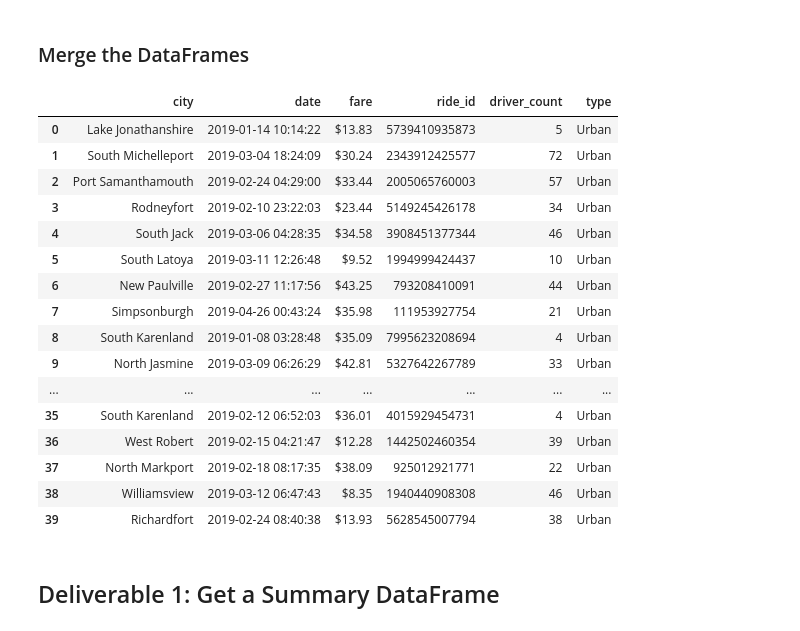
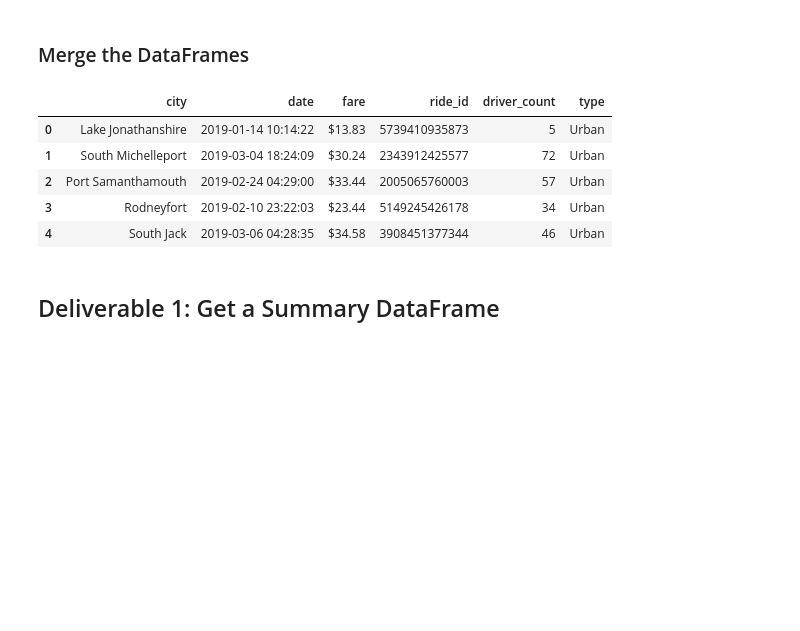
Before and after one commit to TanvirZulkarnaine/PyBer_Analysis, a Jupyter notebook: PyBer_Challenge.ipynb, the cells around one changed output. Drawn from its saved outputs; the diff is of its cells as text; code cells hidden in the pictures; blank space fills up the shorter version.

```diff
--- a/PyBer_Challenge.ipynb
+++ b/PyBer_Challenge.ipynb
@@ -21,27 +21,16 @@ ride_data_df = pd.read_csv(ride_data_to_load)
 # %%
 # Combine the data into a single dataset
 pyber_data_df = pd.merge(ride_data_df, city_data_df, how="left", on=["city", "city"])
 
 # Display the data table for preview
-pyber_data_df.head(40)
+pyber_data_df.head()
 # %% [output]
 |  | city | date | fare | ride_id | driver_count | type |
 | 0 | Lake Jonathanshire | 2019-01-14 10:14:22 | $13.83 | 5739410935873 | 5 | Urban |
 | 1 | South Michelleport | 2019-03-04 18:24:09 | $30.24 | 2343912425577 | 72 | Urban |
 | 2 | Port Samanthamouth | 2019-02-24 04:29:00 | $33.44 | 2005065760003 | 57 | Urban |
 | 3 | Rodneyfort | 2019-02-10 23:22:03 | $23.44 | 5149245426178 | 34 | Urban |
 | 4 | South Jack | 2019-03-06 04:28:35 | $34.58 | 3908451377344 | 46 | Urban |
-| 5 | South Latoya | 2019-03-11 12:26:48 | $9.52 | 1994999424437 | 10 | Urban |
-| 6 | New Paulville | 2019-02-27 11:17:56 | $43.25 | 793208410091 | 44 | Urban |
-| 7 | Simpsonburgh | 2019-04-26 00:43:24 | $35.98 | 111953927754 | 21 | Urban |
-| 8 | South Karenland | 2019-01-08 03:28:48 | $35.09 | 7995623208694 | 4 | Urban |
-| 9 | North Jasmine | 2019-03-09 06:26:29 | $42.81 | 5327642267789 | 33 | Urban |
-| ... | ... | ... | ... | ... | ... | ... |
-| 35 | South Karenland | 2019-02-12 06:52:03 | $36.01 | 4015929454731 | 4 | Urban |
-| 36 | West Robert | 2019-02-15 04:21:47 | $12.28 | 1442502460354 | 39 | Urban |
-| 37 | North Markport | 2019-02-18 08:17:35 | $38.09 | 925012921771 | 22 | Urban |
-| 38 | Williamsview | 2019-03-12 06:47:43 | $8.35 | 1940440908308 | 46 | Urban |
-| 39 | Richardfort | 2019-02-24 08:40:38 | $13.93 | 5628545007794 | 38 | Urban |
 # %% [markdown]
 ## Deliverable 1: Get a Summary DataFrame
 # %%
```
